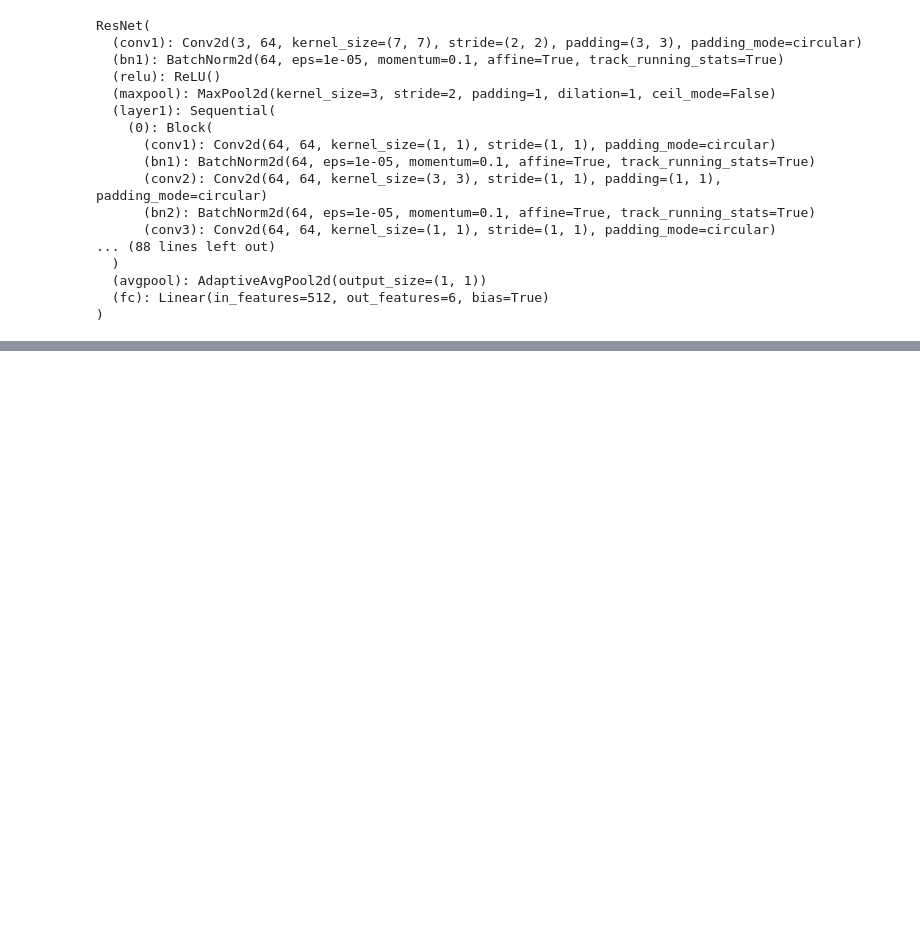
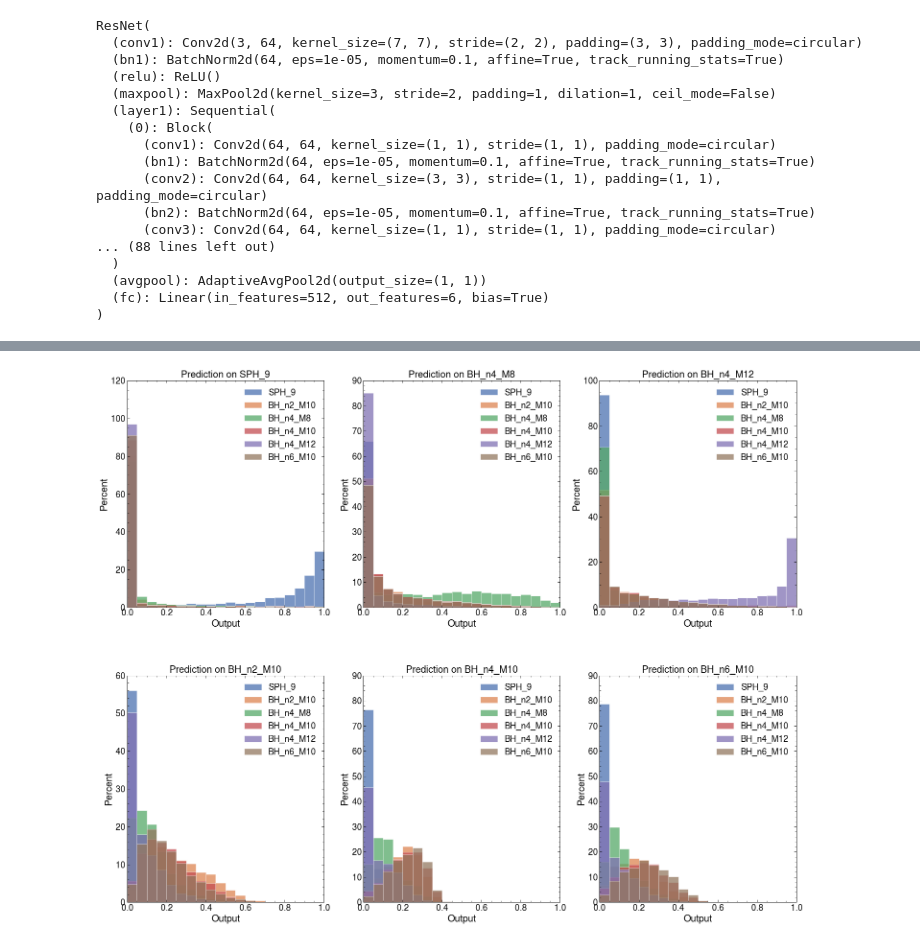
Before and after one commit to choisant/imcalML, a Jupyter notebook: notebooks/chi_squared_method.ipynb, the cells around one changed output, grey strips where cells are left out. Saved outputs shown, nothing was run; the diff lists cells and outputs as text; code cells hidden in the pictures; blank space fills up the shorter version.

```diff
--- a/notebooks/chi_squared_method.ipynb
+++ b/notebooks/chi_squared_method.ipynb
@@ -307,0 +144,27 @@ for axis in ax:
+# %%
+"""
+sph_truth, sph_preds = shuffle_predict(model, sph_test_data, CLASSES, 100, RES, DEVICE, return_values=False)
+bh_1_truth, bh_1_preds = shuffle_predict(model, bh_1_test_data, CLASSES, 100, RES, DEVICE, return_values=False)
+bh_2_truth, bh_2_preds = shuffle_predict(model, bh_2_test_data, CLASSES, 100, RES, DEVICE, return_values=False)
+bh_3_truth, bh_3_preds = shuffle_predict(model, bh_3_test_data, CLASSES, 100, RES, DEVICE, return_values=False)
+bh_4_truth, bh_4_preds = shuffle_predict(model, bh_4_test_data, CLASSES, 100, RES, DEVICE, return_values=False)
+bh_5_truth, bh_5_preds = shuffle_predict(model, bh_5_test_data, CLASSES, 100, RES, DEVICE, return_values=False)
+"""
+
+sph_truth, sph_preds, sph_values = shuffle_predict(model, sph_test_data, CLASSES, 100, RES, DEVICE, return_values=True)
+bh_1_truth, bh_1_preds, bh_1_values = shuffle_predict(model, bh_1_test_data, CLASSES, 100, RES, DEVICE, return_values=True)
+bh_2_truth, bh_2_preds, bh_2_values = shuffle_predict(model, bh_2_test_data, CLASSES, 100, RES, DEVICE, return_values=True)
+bh_3_truth, bh_3_preds, bh_3_values = shuffle_predict(model, bh_3_test_data, CLASSES, 100, RES, DEVICE, return_values=True)
+bh_4_truth, bh_4_preds, bh_4_values = shuffle_predict(model, bh_4_test_data, CLASSES, 100, RES, DEVICE, return_values=True)
+bh_5_truth, bh_5_preds, bh_5_values = shuffle_predict(model, bh_5_test_data, CLASSES, 100, RES, DEVICE, return_values=True)
+# %%
+
+sph_df = pd.DataFrame(dict(zip(["Truth", "Predictions"], [sph_truth, sph_preds])))
+bh_1_df = pd.DataFrame(dict(zip(["Truth", "Predictions"], [bh_1_truth, bh_1_preds])))
+bh_2_df = pd.DataFrame(dict(zip(["Truth", "Predictions"], [bh_2_truth, bh_2_preds])))
+bh_3_df = pd.DataFrame(dict(zip(["Truth", "Predictions"], [bh_3_truth, bh_3_preds])))
+bh_4_df = pd.DataFrame(dict(zip(["Truth", "Predictions"], [bh_4_truth, bh_4_preds])))
+bh_5_df = pd.DataFrame(dict(zip(["Truth", "Predictions"], [bh_5_truth, bh_5_preds])))
+
+datasets = [sph_df, bh_1_df, bh_2_df, bh_3_df, bh_4_df, bh_5_df]
+output_values = [sph_values, bh_1_values, bh_2_values, bh_3_values, bh_4_values, bh_5_values]
@@ -307,0 +175,5 @@ for axis in ax:
+# %%
+keys = [f"class_{i}" for i in range(CLASSES)]
+for i in range(CLASSES):
+    for j in range(len(datasets)):
+        datasets[i][keys[j]] = output_values[j][:, i]
@@ -307,0 +196,13 @@ for axis in ax:
+# %%
+fig, ax = plt.subplots(nrows=2, ncols=3, figsize=(25, 20))
+plt.subplots_adjust(hspace=0.3)
+for i in range(CLASSES):
+    for j in range(CLASSES):
+        sn.histplot(datasets[i][f"class_{j}"], ax = ax[i%2][i//2], label=f"{PLOT_LABELS[j]}", color=paper_colors[j], binrange=[0, 1], bins=20,
+                    common_norm=False, multiple="layer", fill="False", stat="percent")
+    ax[i%2][i//2].set_title(f"Prediction on {PLOT_LABELS[i]}")
+    ax[i%2][i//2].legend()
+    ax[i%2][i//2].set_xlim(0, 1)
+    ax[i%2][i//2].set_xlabel("Output")
+# %% [output]
+[figure, added]
```
Also changed, not shown: parts of 28 cells of this notebook, 19 other files.
